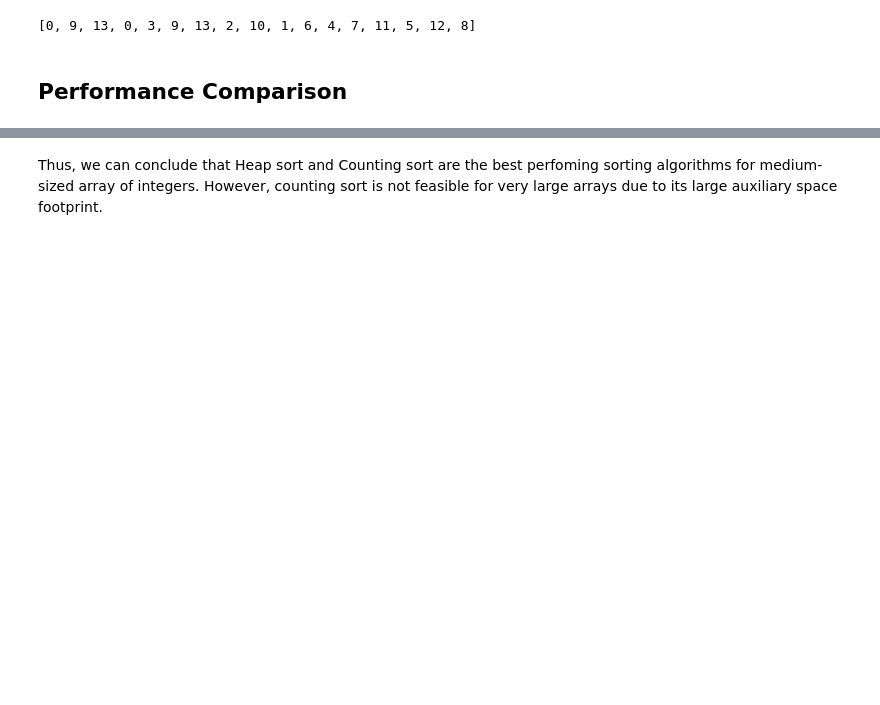
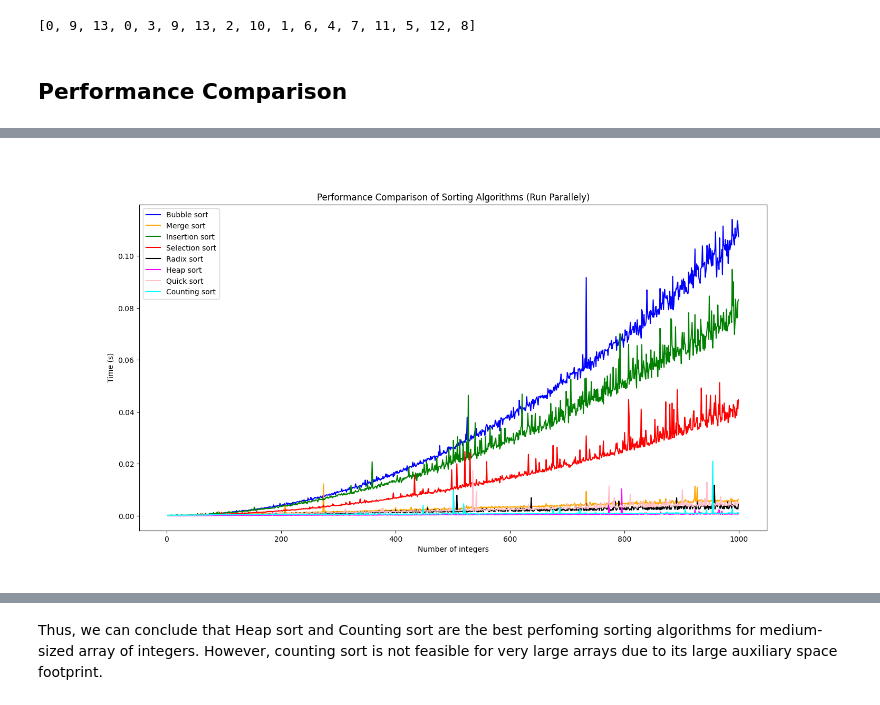
Before and after one commit to amkhrjee/algorithms-notebook, a Jupyter notebook: Sorting.ipynb, the cells around one changed output, grey strips where cells are left out. Drawn from its saved outputs; the diff is of its cells as text; code cells hidden in the pictures; blank space fills up the shorter version.

```diff
--- a/Sorting.ipynb
+++ b/Sorting.ipynb
@@ -328,0 +334,5 @@ We zoom in further to see the difference more clearly.
+# %%
+from IPython.display import Image
+Image("res/1000_parallel_sorting.png")
+# %% [output]
+[figure, added]
```
Also changed, not shown: parts of 18 cells of this notebook.
